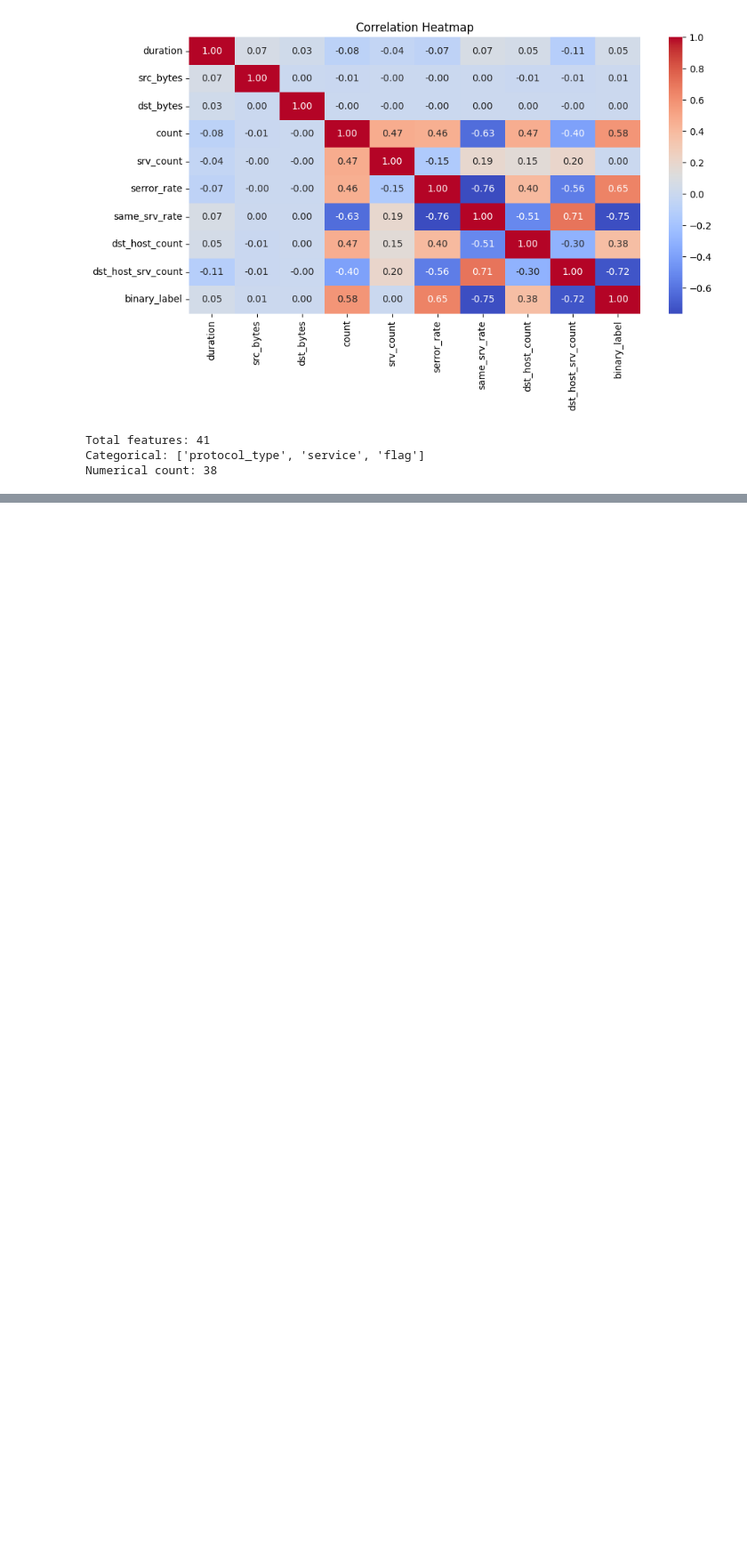
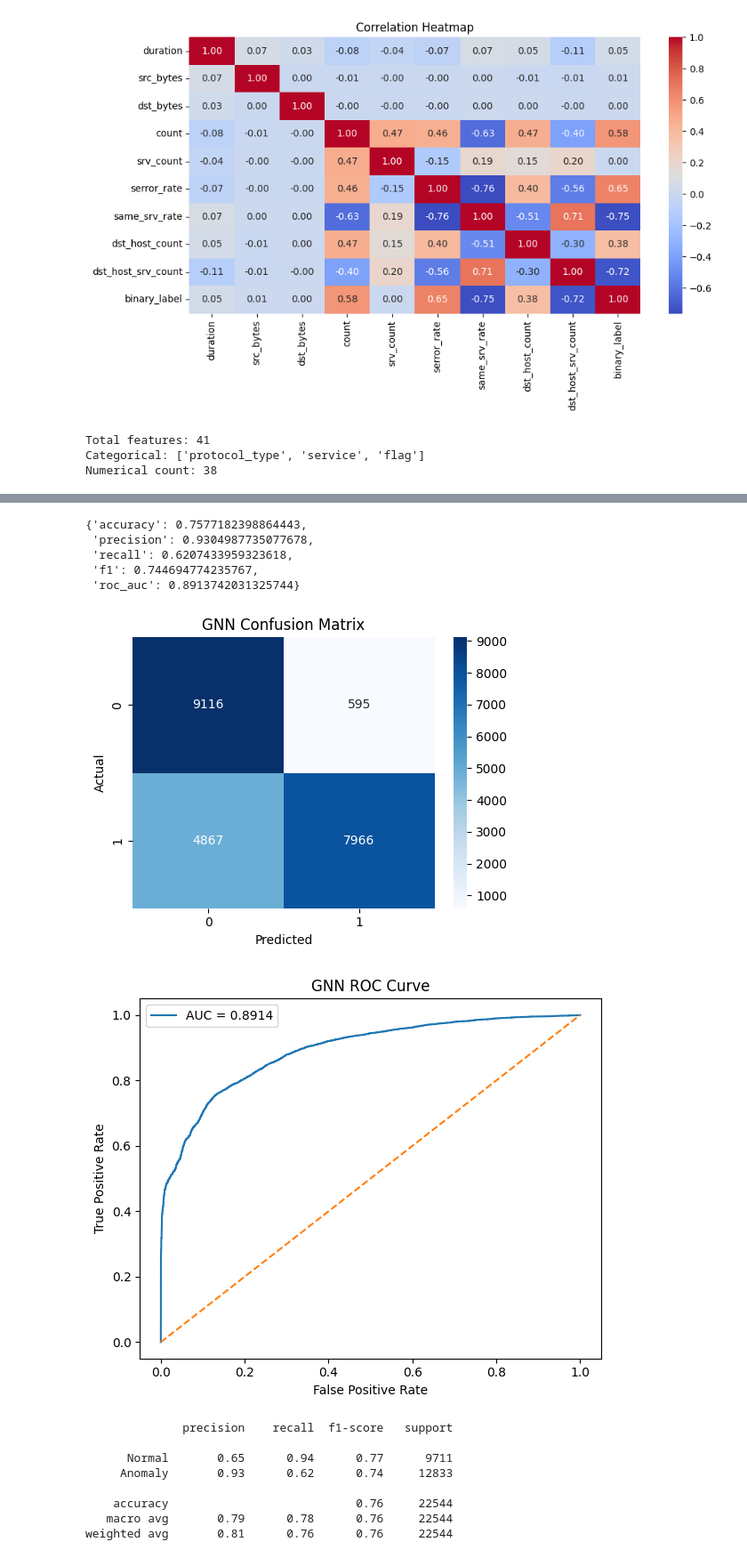
Before and after one commit to Mad03633/NetGuard, a Jupyter notebook: notebook/main.ipynb, the cells around one changed output, grey strips where cells are left out. Shown at 89% size. Cells and saved outputs as stored; diff of their text form; code cells hidden in the pictures; blank space fills up the shorter version.

```diff
--- a/notebook/main.ipynb
+++ b/notebook/main.ipynb
@@ -204,0 +738,54 @@ Numerical count: 38
+# %%
+# Evaluate GNN
+gnn_model.eval()
+with torch.no_grad():
+    out = gnn_model(graph_data)
+    probs_all = torch.softmax(out, dim=1)[:, 1].cpu().numpy()
+    preds_all = out.argmax(dim=1).cpu().numpy()
+    true_all = graph_data.y.cpu().numpy()
+
+test_mask_np = graph_data.test_mask.cpu().numpy()
+
+y_true_g = true_all[test_mask_np]
+y_pred_g = preds_all[test_mask_np]
+y_prob_g = probs_all[test_mask_np]
+
+gnn_metrics = evaluate_predictions(y_true_g, y_pred_g, y_prob_g)
+gnn_metrics
+# %% [output]
+{'accuracy': 0.7577182398864443,
+ 'precision': 0.9304987735077678,
+ 'recall': 0.6207433959323618,
+ 'f1': 0.744694774235767,
+ 'roc_auc': 0.8913742031325744}
+# %%
+from sklearn.metrics import classification_report
+
+
+# Save GNN metrics and plots
+joblib.dump(gnn_metrics, "../results/metrics/gnn_metrics.pkl")
+
+plot_confusion(
+    y_true_g, y_pred_g,
+    "GNN Confusion Matrix",
+    "../results/figures/gnn_confusion_matrix.png"
+)
+
+plot_roc_curve(
+    y_true_g, y_prob_g,
+    "GNN ROC Curve",
+    "../results/figures/gnn_roc_curve.png"
+)
+
+print(classification_report(y_true_g, y_pred_g, target_names=["Normal", "Anomaly"]))
+# %% [output]
+[figure, added]
+[figure, added]
+              precision    recall  f1-score   support
+
+      Normal       0.65      0.94      0.77      9711
+     Anomaly       0.93      0.62      0.74     12833
+
+    accuracy                           0.76     22544
+   macro avg       0.79      0.78      0.76     22544
+weighted avg       0.81      0.76      0.76     22544
```
Also changed, not shown: parts of 29 cells of this notebook.
